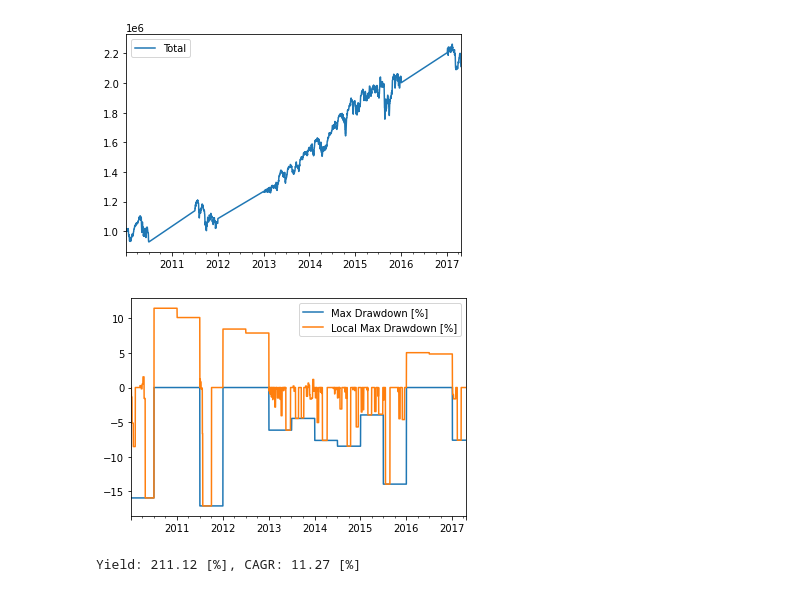
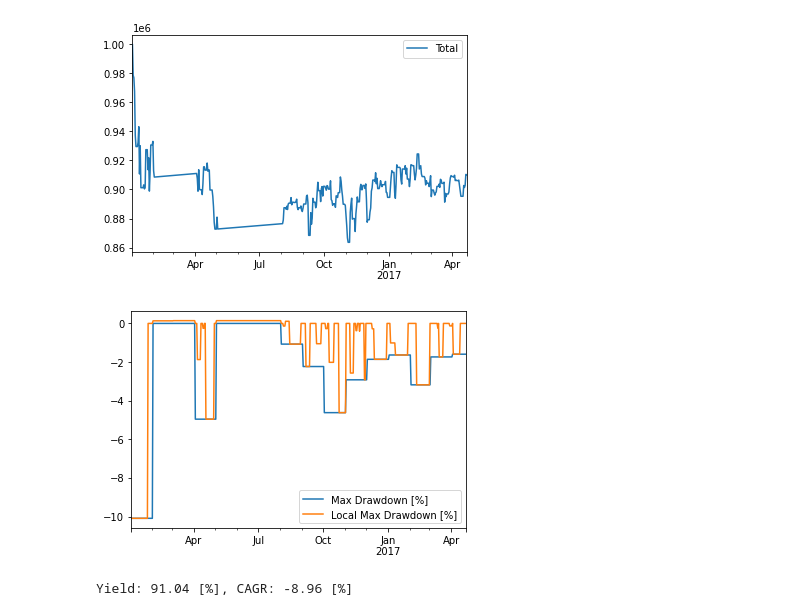
Before and after one commit to pathces-gone/study-python-stock, a Jupyter notebook: AssetAllocationV2/dynamicAA.ipynb, the cells around one changed output. Cells and saved outputs as stored; diff of their text form; code cells hidden in the pictures.

```diff
--- a/AssetAllocationV2/dynamicAA.ipynb
+++ b/AssetAllocationV2/dynamicAA.ipynb
@@ -79,7 +78,11 @@ class SimPreprocessing(object):
 
     env.tickers.append('CMA')
     env.ratios.append(1-sum(env.ratios))
-    trading_df['CMA'] = np.arange(0.0, len(trading_df)*simenv.interest_rate/365, simenv.interest_rate/365)
+
+    days = len(trading_df)
+    day_income_percent = (simenv.interest_rate/365/100) * (1-0.154)
+    cma_lambda = (lambda x: (1+day_income_percent)**x)
+    trading_df = trading_df.assign(CMA=cma_lambda(np.arange(0, days)))
 
     self.trading_df = self.load_tatics(env, trading_df)
 
@@ -133,7 +136,7 @@ class SimUtils(object):
 
   @staticmethod
   def get_next_month(today:datetime):
-      nextmonth = today + relativedelta.relativedelta(months=6)
+      nextmonth = today + relativedelta.relativedelta(months=1)
       return nextmonth
 
   @staticmethod
@@ -309,31 +306,31 @@ Yield: 201.87 [%], CAGR: 10.56 [%]
 # %%
 simenv = SimEnv()
 simenv.name         = 'DualMomentum'
 simenv.tickers      = ['QQQ','SPY','EFA','DBC']
 simenv.ratios       = [1/len(simenv.tickers)]*len(simenv.tickers)
-simenv.start_date   = '2010-01-03'
-simenv.end_date     = '2017-04-22'
+simenv.start_date   = '2016-04-03'
+simenv.end_date     = '2017-04-03'
 simenv.init_capital = 1_000_000
-simenv.interest_rate = 1.1
+simenv.interest_rate = 2
 
 simenv.tatic        = Tatics.DualMomentum
 simenv.tatic_class  = TaticsClass.FastTatics
 simpp  = SimPreprocessing(simenv)
 sim    = SimEngine(simenv, simpp)
 
 
 result_df = sim.Run()
 result_df['MDD_FULL'].plot(label='Max Drawdown [%]')
 result_df['MDD'].plot(label='Local Max Drawdown [%]')
 plt.legend()
 plt.show()
 
 
 num_year = max(simenv.end_date.year - simenv.start_date.year, 1)
 yield_ = (result_df['Total'][-1]/result_df['Total'][0])
 cagr = ((yield_)**(1/num_year) - 1)*100
 print('Yield: %.2f [%%], CAGR: %.2f [%%]'%(yield_*100, cagr))
 # %% [output]
-[figure, old version]
+[figure, new version]
-[figure, old version]
+[figure, new version]
-Yield: 211.12 [%], CAGR: 11.27 [%]
+Yield: 91.04 [%], CAGR: -8.96 [%]
```
Also changed, not shown: parts of 5 cells of this notebook.
